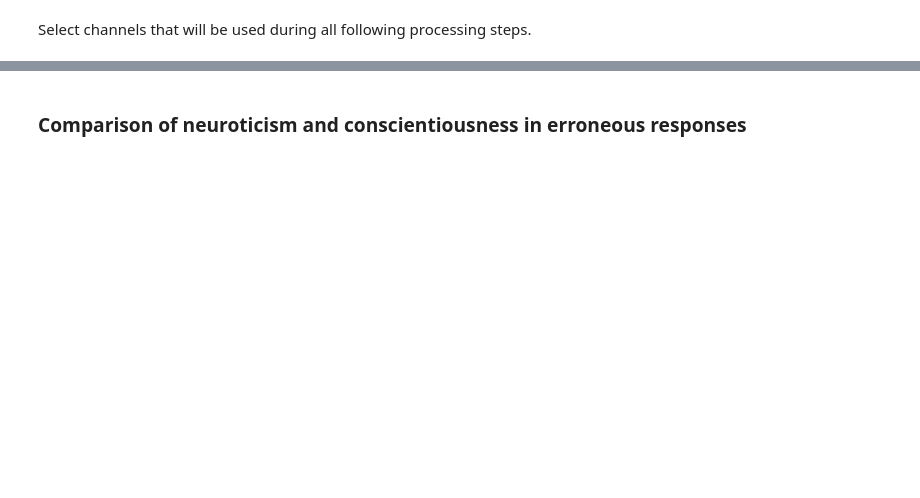
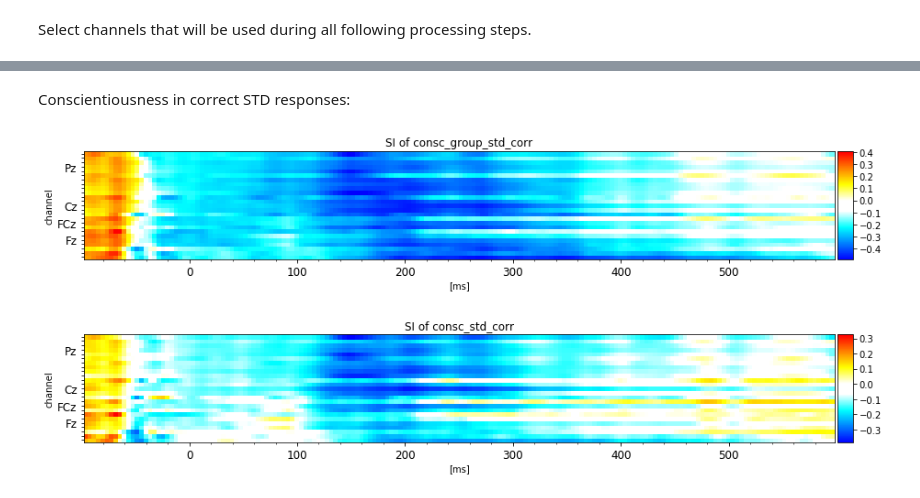
Before and after one commit to liephat/personality_seegnature, a Jupyter notebook: personality_seegnature/find_features.ipynb, the cells around one changed output, grey strips where cells are left out. Cells and saved outputs as stored; diff of their text form; code cells hidden in the pictures; blank space fills up the shorter version.

```diff
--- a/personality_seegnature/find_features.ipynb
+++ b/personality_seegnature/find_features.ipynb
@@ -55,2 +78,0 @@ eeg_data.add_participant_data(subject_data, variables)
-# %% [markdown]
-### Comparison of neuroticism and conscientiousness in erroneous responses
@@ -56,0 +82,11 @@ eeg_data.add_participant_data(subject_data, variables)
+# %% [markdown]
+Conscientiousness in correct STD responses:
+# %%
+consc_group_std_corr = SeparabilityIndex('consc_group_std_corr', eeg_data.data['stand_corr'], CHANNELS, 'Consc_Group', 'pointbiserial')
+consc_std_corr = SeparabilityIndex('consc_std_corr', eeg_data.data['stand_corr'], CHANNELS, 'Consc', 'pearson')
+
+consc_group_std_corr.show_heatmap(cmap)
+consc_std_corr.show_heatmap(cmap)
+# %% [output]
+[figure, added]
+[figure, added]
```
Also changed, not shown: parts of 26 cells of this notebook, 1 other file.
